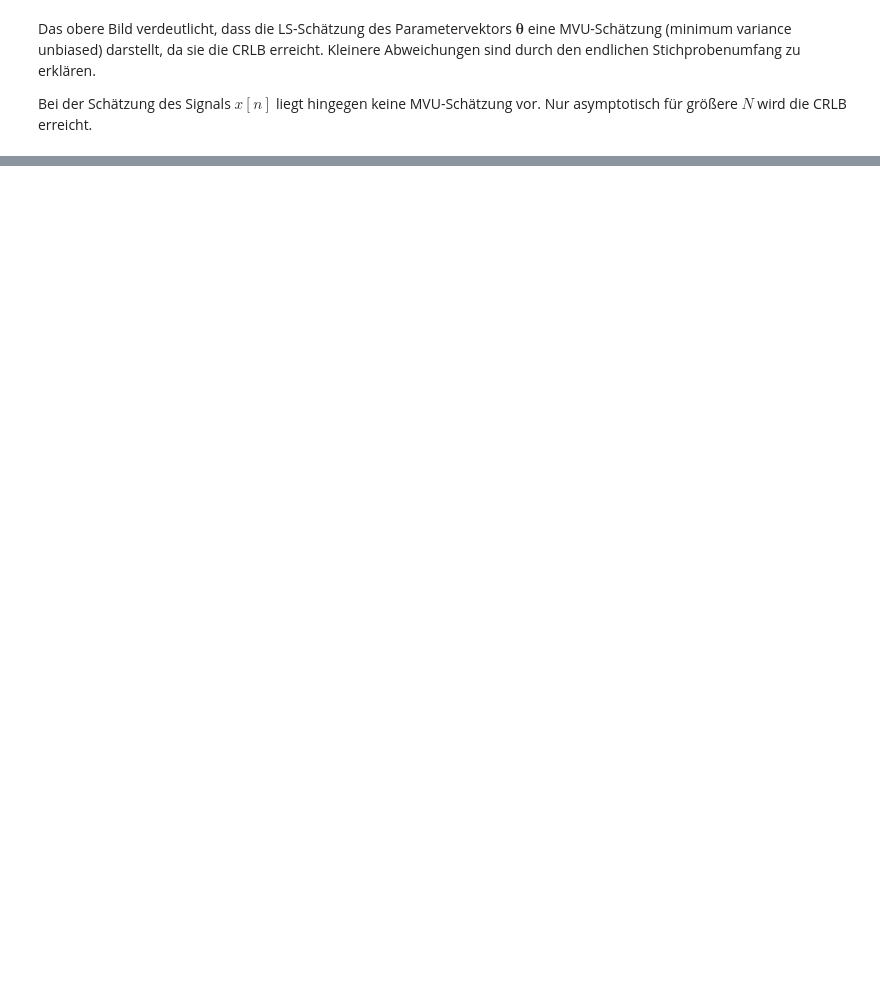
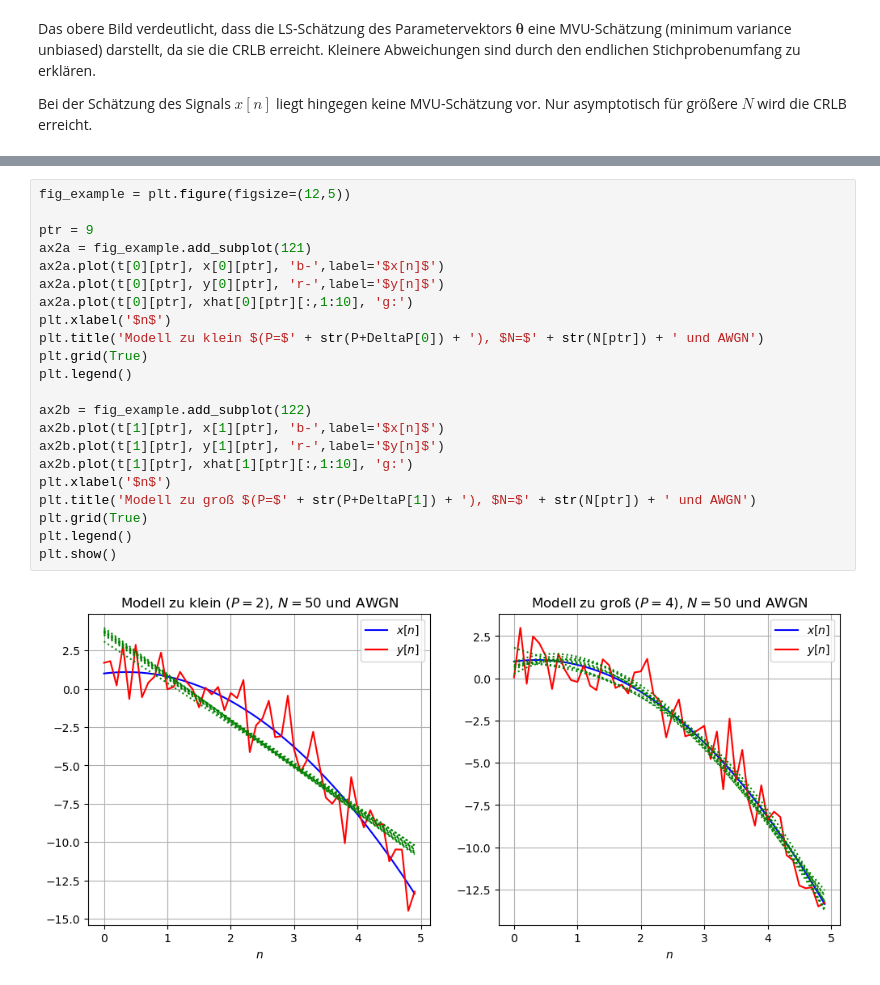
Before and after one commit to VK-NT2024/SSuI-Lecture, a Jupyter notebook: CRLB/SSuI-CRLBPolynomial.ipynb, the cells around one changed output, grey strips where cells are left out. Cells and saved outputs as stored; diff of their text form; blank space fills up the shorter version.

```diff
--- a/CRLB/SSuI-CRLBPolynomial.ipynb
+++ b/CRLB/SSuI-CRLBPolynomial.ipynb
@@ -359,0 +415,24 @@ Bei der Schätzung des Signals $x[n]$ liegt hingegen keine MVU-Schätzung vor. N
+# %%
+fig_example = plt.figure(figsize=(12,5))
+
+ptr = 9
+ax2a = fig_example.add_subplot(121)
+ax2a.plot(t[0][ptr], x[0][ptr], 'b-',label='$x[n]$')
+ax2a.plot(t[0][ptr], y[0][ptr], 'r-',label='$y[n]$')
+ax2a.plot(t[0][ptr], xhat[0][ptr][:,1:10], 'g:')
+plt.xlabel('$n$')
+plt.title('Modell zu klein $(P=$' + str(P+DeltaP[0]) + '), $N=$' + str(N[ptr]) + ' und AWGN')
+plt.grid(True)
+plt.legend()
+
+ax2b = fig_example.add_subplot(122)
+ax2b.plot(t[1][ptr], x[1][ptr], 'b-',label='$x[n]$')
+ax2b.plot(t[1][ptr], y[1][ptr], 'r-',label='$y[n]$')
+ax2b.plot(t[1][ptr], xhat[1][ptr][:,1:10], 'g:')
+plt.xlabel('$n$')
+plt.title('Modell zu groß $(P=$' + str(P+DeltaP[1]) + '), $N=$' + str(N[ptr]) + ' und AWGN')
+plt.grid(True)
+plt.legend()
+plt.show()
+# %% [output]
+[figure, added]
```
Also changed, not shown: parts of 9 cells of this notebook, 1 other file.
